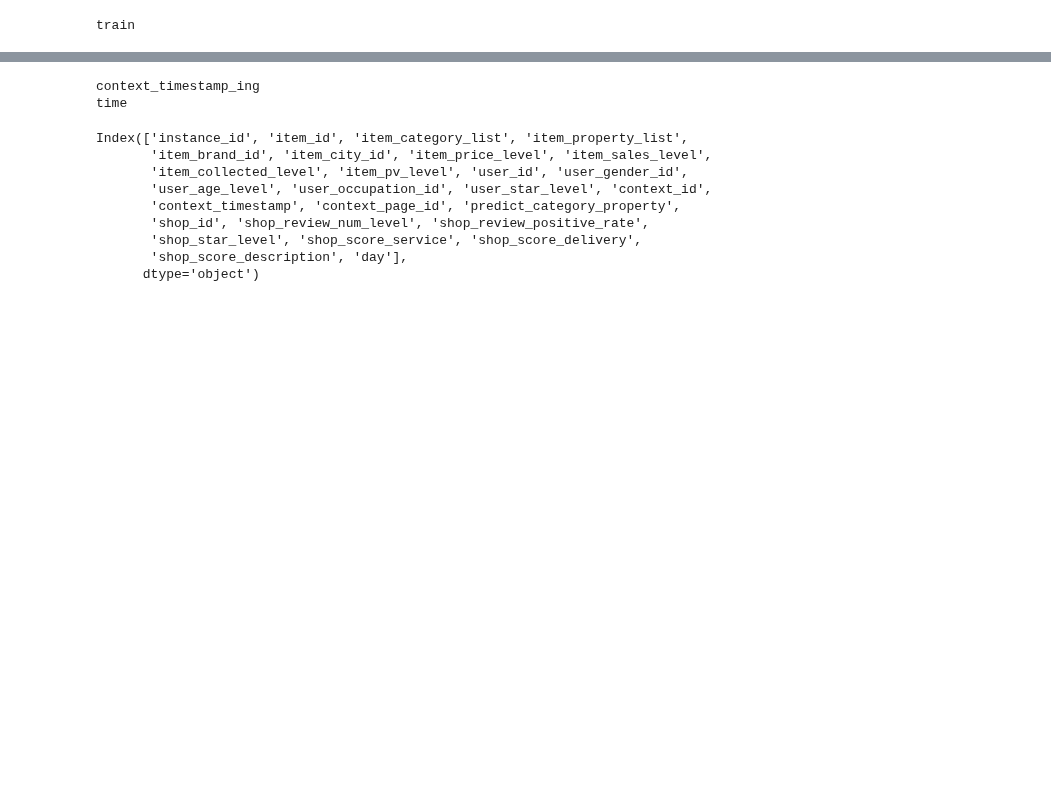
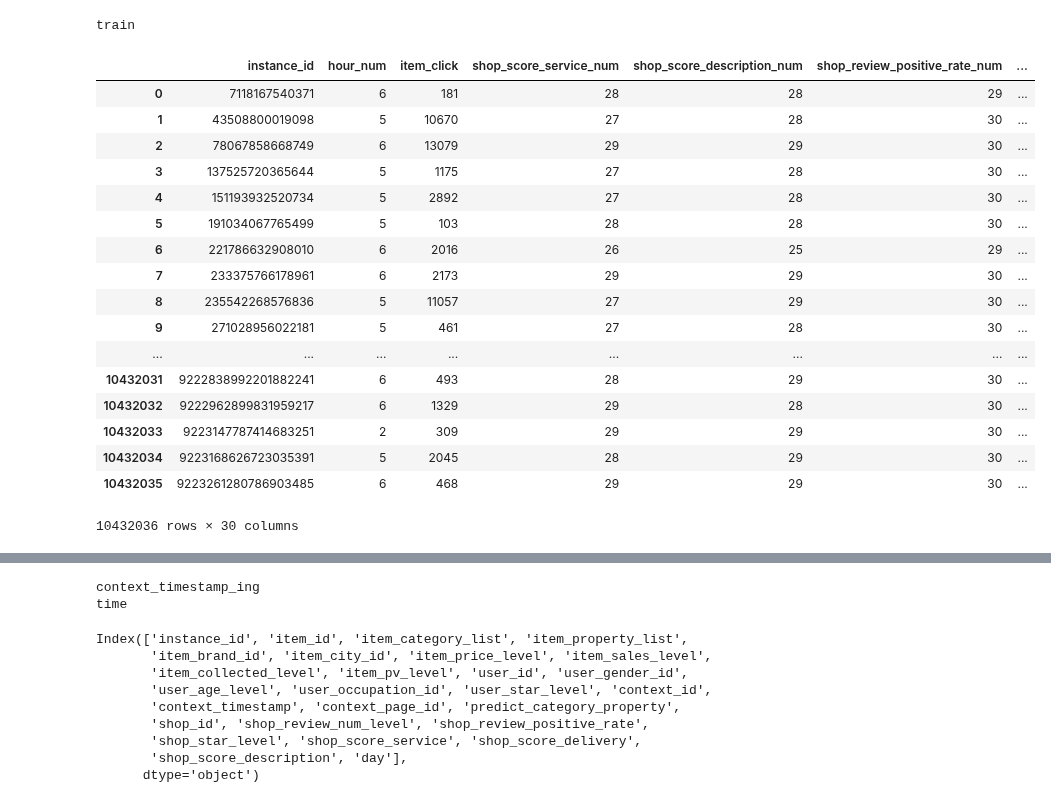
Before and after one commit to chenyunxing/tianchi-new, a Jupyter notebook: new/查看新数据.ipynb, the cells around one changed output, grey strips where cells are left out. Saved outputs shown, nothing was run; the diff lists cells and outputs as text; code cells hidden in the pictures; blank space fills up the shorter version.

```diff
--- a/new/查看新数据.ipynb
+++ b/new/查看新数据.ipynb
@@ -14,6 +14,27 @@ from scipy.stats import norm, skew #加载一些统计的库
 import gc
 # %%
 print('train')
-train = pd.read_table('test1.txt',sep=' ',index_col=False)
+train = pd.read_csv('train_all.csv',index_col=False)
 # %% [output]
 train
+# %%
+train
+# %% [output]
+|  | instance_id | hour_num | item_click | shop_score_service_num | shop_score_description_num | shop_review_positive_rate_num | ... |
+| 0 | 7118167540371 | 6 | 181 | 28 | 28 | 29 | ... |
+| 1 | 43508800019098 | 5 | 10670 | 27 | 28 | 30 | ... |
+| 2 | 78067858668749 | 6 | 13079 | 29 | 29 | 30 | ... |
+| 3 | 137525720365644 | 5 | 1175 | 27 | 28 | 30 | ... |
+| 4 | 151193932520734 | 5 | 2892 | 27 | 28 | 30 | ... |
+| 5 | 191034067765499 | 5 | 103 | 28 | 28 | 30 | ... |
+| 6 | 221786632908010 | 6 | 2016 | 26 | 25 | 29 | ... |
+| 7 | 233375766178961 | 6 | 2173 | 29 | 29 | 30 | ... |
+| 8 | 235542268576836 | 5 | 11057 | 27 | 29 | 30 | ... |
+| 9 | 271028956022181 | 5 | 461 | 27 | 28 | 30 | ... |
+| ... | ... | ... | ... | ... | ... | ... | ... |
+| 10432031 | 9222838992201882241 | 6 | 493 | 28 | 29 | 30 | ... |
+| 10432032 | 9222962899831959217 | 6 | 1329 | 29 | 28 | 30 | ... |
+| 10432033 | 9223147787414683251 | 2 | 309 | 29 | 29 | 30 | ... |
+| 10432034 | 9223168626723035391 | 5 | 2045 | 28 | 29 | 30 | ... |
+| 10432035 | 9223261280786903485 | 6 | 468 | 29 | 29 | 30 | ... |
+10432036 rows × 30 columns
```
Also changed, not shown: parts of 1 cell of this notebook.
